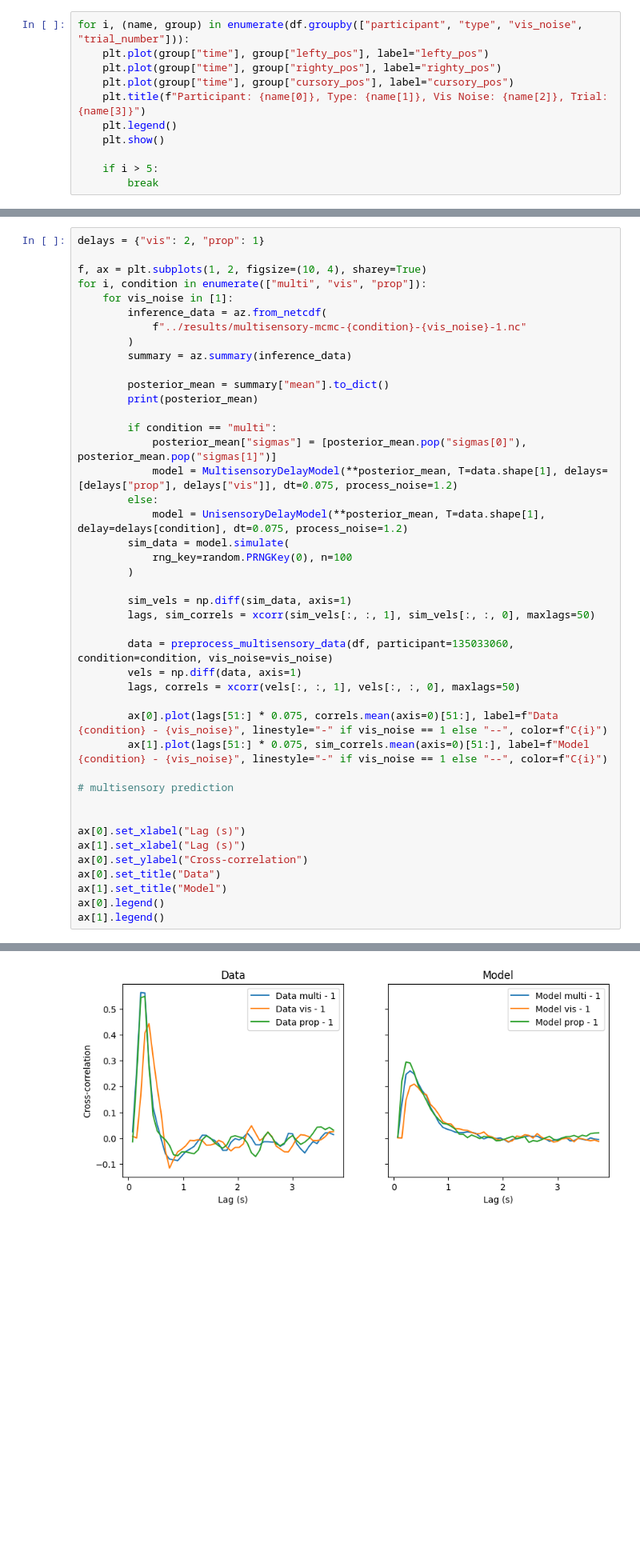
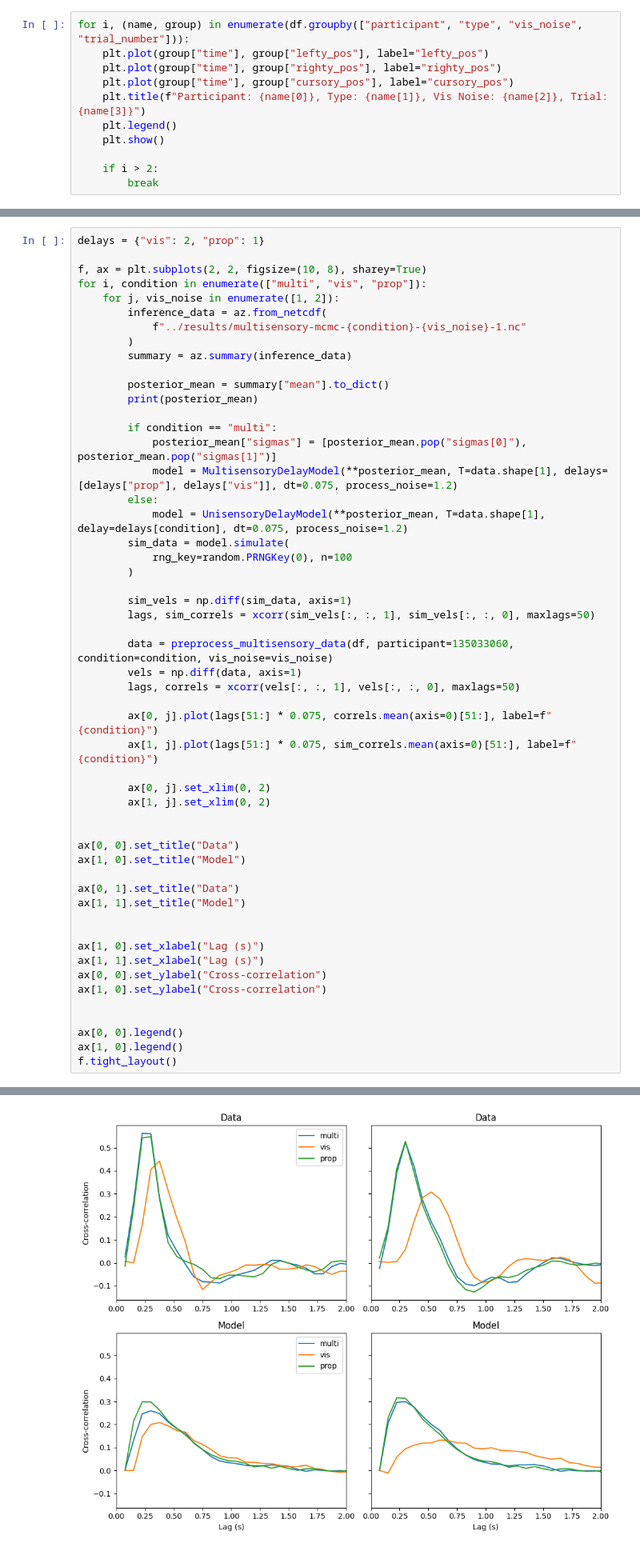
Before and after one commit to dominikstrb/cpp-proprioception, a Jupyter notebook: notebooks/CheckDataMultisensory.ipynb, the cells around one changed output, grey strips where cells are left out. Shown at 80% size. Cells and saved outputs as stored; diff of their text form; blank space fills up the shorter version.

Commit message:
Anaylze model fits

```diff
--- a/notebooks/CheckDataMultisensory.ipynb
+++ b/notebooks/CheckDataMultisensory.ipynb
@@ -25,7 +34,7 @@ for i, (name, group) in enumerate(df.groupby(["participant", "type", "vis_noise"
     plt.legend()
     plt.show()
 
-    if i > 5:
+    if i > 2:
         break
 # %% [output]
 [figure]
@@ -119,9 +77,9 @@ ax[1].legend()
 # %%
 delays = {"vis": 2, "prop": 1}
 
-f, ax = plt.subplots(1, 2, figsize=(10, 4), sharey=True)
+f, ax = plt.subplots(2, 2, figsize=(10, 8), sharey=True)
 for i, condition in enumerate(["multi", "vis", "prop"]):
-    for vis_noise in [1]:
+    for j, vis_noise in enumerate([1, 2]):
         inference_data = az.from_netcdf(
             f"../results/multisensory-mcmc-{condition}-{vis_noise}-1.nc"
         )
@@ -146,18 +104,28 @@ for i, condition in enumerate(["multi", "vis", "prop"]):
         vels = np.diff(data, axis=1)
         lags, correls = xcorr(vels[:, :, 1], vels[:, :, 0], maxlags=50)
 
-        ax[0].plot(lags[51:] * 0.075, correls.mean(axis=0)[51:], label=f"Data {condition} - {vis_noise}", linestyle="-" if vis_noise == 1 else "--", color=f"C{i}")
-        ax[1].plot(lags[51:] * 0.075, sim_correls.mean(axis=0)[51:], label=f"Model {condition} - {vis_noise}", linestyle="-" if vis_noise == 1 else "--", color=f"C{i}")
+        ax[0, j].plot(lags[51:] * 0.075, correls.mean(axis=0)[51:], label=f"{condition}")
+        ax[1, j].plot(lags[51:] * 0.075, sim_correls.mean(axis=0)[51:], label=f"{condition}")
 
-# multisensory prediction
+        ax[0, j].set_xlim(0, 2)
+        ax[1, j].set_xlim(0, 2)
 
 
-ax[0].set_xlabel("Lag (s)")
-ax[1].set_xlabel("Lag (s)")
-ax[0].set_ylabel("Cross-correlation")
-ax[0].set_title("Data")
-ax[1].set_title("Model")
-ax[0].legend()
-ax[1].legend()
+ax[0, 0].set_title("Data")
+ax[1, 0].set_title("Model")
+
+ax[0, 1].set_title("Data")
+ax[1, 1].set_title("Model")
+
+
+ax[1, 0].set_xlabel("Lag (s)")
+ax[1, 1].set_xlabel("Lag (s)")
+ax[0, 0].set_ylabel("Cross-correlation")
+ax[1, 0].set_ylabel("Cross-correlation")
+
+
+ax[0, 0].legend()
+ax[1, 0].legend()
+f.tight_layout()
 # %% [output]
 {'action_cost': 0.027, 'action_variability': 0.23, 'sigmas[0]': 4.876, 'sigmas[1]': 5.552}
@@ -167 +137 @@ ax[1].legend()
-[figure, old version]
+[figure, new version]
```
Also changed, not shown: parts of 10 cells of this notebook.
